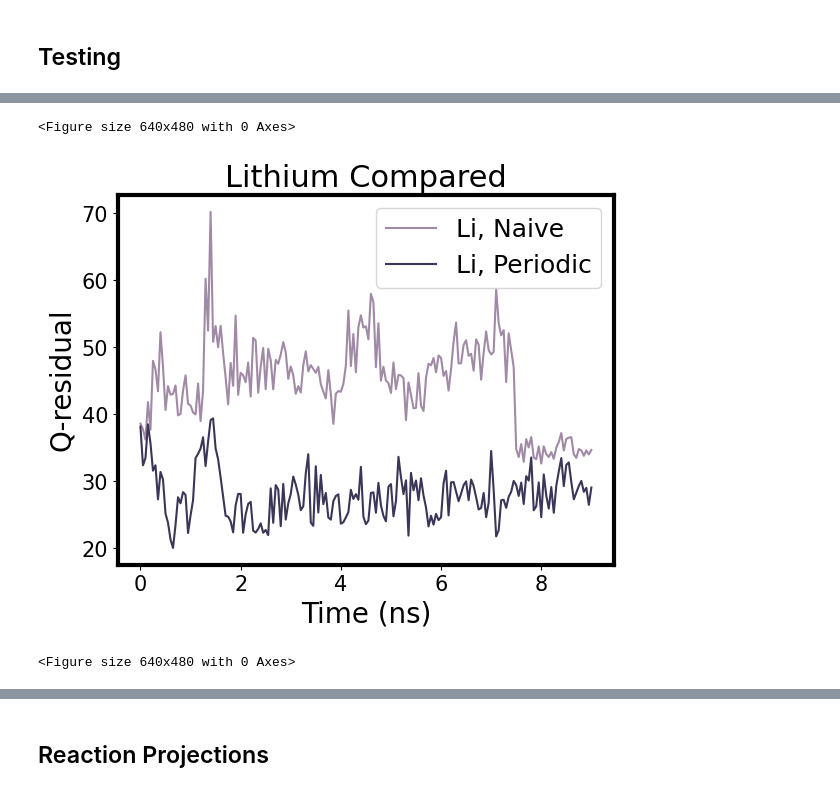
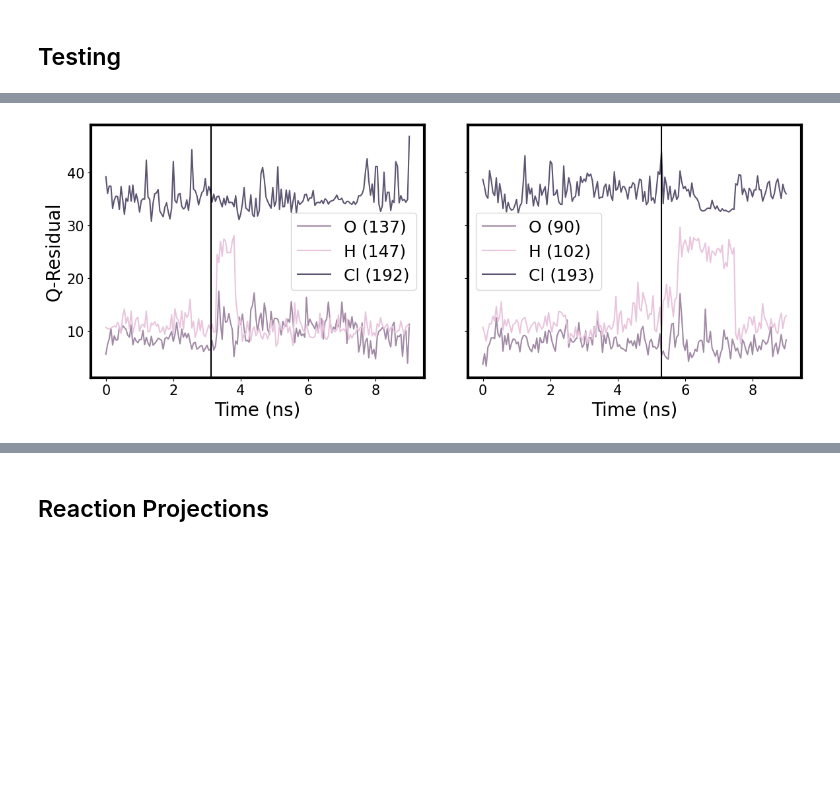
Before and after one commit to YangLab-GT/umlip_bias_finetuning, a Jupyter notebook: analysis/figure_notebook.ipynb, the cells around one changed output, grey strips where cells are left out. Cells and saved outputs as stored; diff of their text form; code cells hidden in the pictures; blank space fills up the shorter version.

```diff
--- a/analysis/figure_notebook.ipynb
+++ b/analysis/figure_notebook.ipynb
@@ -757,24 +763,35 @@ plt.figure()
-# %%
-time = np.linspace(0, 9, 181)
-for i in range(197):
-    if(remapped[i]==1):
-        plt.plot(time, compute_q_residuals(naive_pca, X_eval_naive[i::197]), color=colors[2], label='Li, Naive')
-    # elif(remapped[i]==1):
-    #     plt.plot(time, compute_q_residuals(naive_pca, X_eval_naive[i::197]), color=colors[2], label='Li')
-for i in range(197):
-    if(remapped[i]==1):
-        plt.plot(time, compute_q_residuals(periodic_pca, X_eval_periodic[i::197]), color=colors[5], label='Li, Periodic')
-    # elif(remapped[i]==1):
-    #     plt.plot(time, compute_q_residuals(periodic_pca, X_eval_periodic[i::197]), color=colors[2], label='Li')
-plt.xlabel("Time (ns)")
-plt.title('Lithium Compared')
-plt.legend()
-plt.ylabel("Q-residual")
-plt.figure()
-# %% [output]
-<Figure size 640x480 with 0 Axes>
-[figure, removed]
-<Figure size 640x480 with 0 Axes>
+# %%
+fig, ax = plt.subplots(1, 2, figsize=(12,5), sharey=True)
+time = np.linspace(0, 9, 181)
+for i in range(197):
+    if(i==101):
+        ax[1].plot(time, compute_q_residuals(naive_pca, X_eval_naive[i::197]), color=colors[0], label='H (102)')
+    elif(i==89):
+        ax[1].plot(time, compute_q_residuals(naive_pca, X_eval_naive[i::197]), color=colors[2], label='O (90)')
+    elif(i==192):
+        ax[1].plot(time, compute_q_residuals(naive_pca, X_eval_naive[i::197]), color=colors[4], label='Cl (193)')
+ax[1].set_xlabel("Time (ns)")
+ax[1].axvline(5.3025, color='black')
+for i in range(197):
+    if(i==146):
+        ax[0].plot(time, compute_q_residuals(naive_pca, X_eval_naive[i::197]), color=colors[0], label='H (147)')
+    elif(i==136):
+        ax[0].plot(time, compute_q_residuals(naive_pca, X_eval_naive[i::197]), color=colors[2], label='O (137)')
+    elif(i==191):
+        ax[0].plot(time, compute_q_residuals(naive_pca, X_eval_naive[i::197]), color=colors[4], label='Cl (192)')
+ax[0].set_xlabel("Time (ns)")
+ax[0].set_ylabel("Q-Residual")
+ax[1].set_ylabel(" ")
+# ax[1].tick_params(axis='y', which='both', labelcolor=(0,0,0,0))
+ax[1].set_yticks([10, 20, 30, 40], [10, " ", " ", " "])
+ax[0].set_yticks([10, 20, 30, 40], [10, 20, 30, 40])
+ax[0].axvline(3.1100, color='black')
+ax[0].legend()
+ax[1].legend()
+fig.tight_layout()
+fig.savefig("figures/results_rxnQResiduals.svg")
+# %% [output]
+[figure, added]
 # %%
 # Model Dataset
 N_10pts_dataset = read("../data/ChClCA_Finetuning/Naive/Finetuned_Models/N-10pts/10pt_dataset_raw.xyz", index=':')
```
Also changed, not shown: parts of 17 cells of this notebook, 13 other files.
